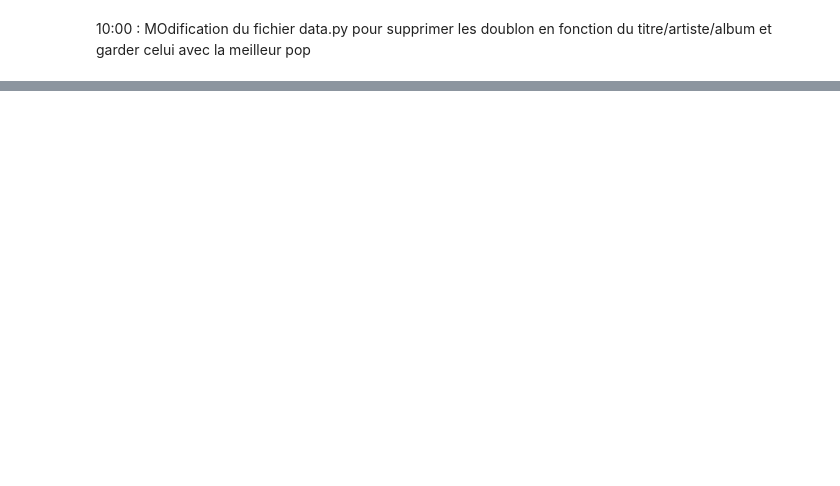
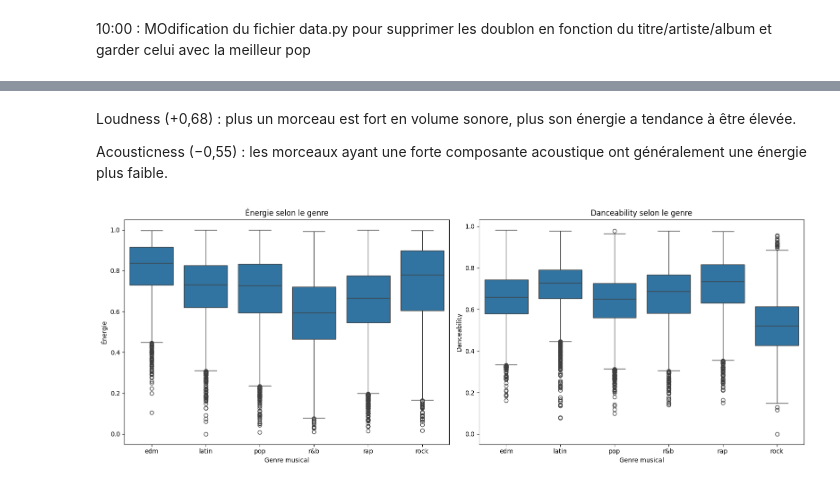
Before and after one commit to Mercure95/Projet-Machine-Learning-n-2---Spotify, a Jupyter notebook: notebooks/01_exploration.ipynb, the cells around one changed output, grey strips where cells are left out. Drawn from its saved outputs; the diff is of its cells as text; code cells hidden in the pictures; blank space fills up the shorter version.

```diff
--- a/notebooks/01_exploration.ipynb
+++ b/notebooks/01_exploration.ipynb
@@ -296,0 +304,37 @@ display(morceaux[colonnes].T)
+# %% [markdown]
+Loudness (+0,68) : plus un morceau est fort en volume sonore, plus son énergie a tendance à être élevée.
+
+Acousticness (−0,55) : les morceaux ayant une forte composante acoustique ont généralement une énergie plus faible.
+# %%
+# =========================================================
+# 5.2 Boxplots des caractéristiques audio par genre
+# =========================================================
+
+fig, axes = plt.subplots(1, 2, figsize=(16, 6))
+
+sns.boxplot(
+    data=df_clean,
+    x="playlist_genre",
+    y="energy",
+    ax=axes[0]
+)
+
+axes[0].set_title("Énergie selon le genre")
+axes[0].set_xlabel("Genre musical")
+axes[0].set_ylabel("Énergie")
+
+sns.boxplot(
+    data=df_clean,
+    x="playlist_genre",
+    y="danceability",
+    ax=axes[1]
+)
+
+axes[1].set_title("Danceability selon le genre")
+axes[1].set_xlabel("Genre musical")
+axes[1].set_ylabel("Danceability")
+
+plt.tight_layout()
+plt.show()
+# %% [output]
+[figure, added]
```
Also changed, not shown: parts of 17 cells of this notebook, 1 other file.
